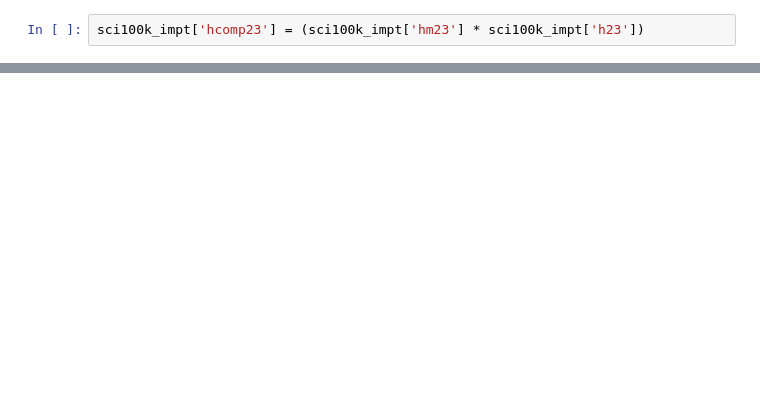
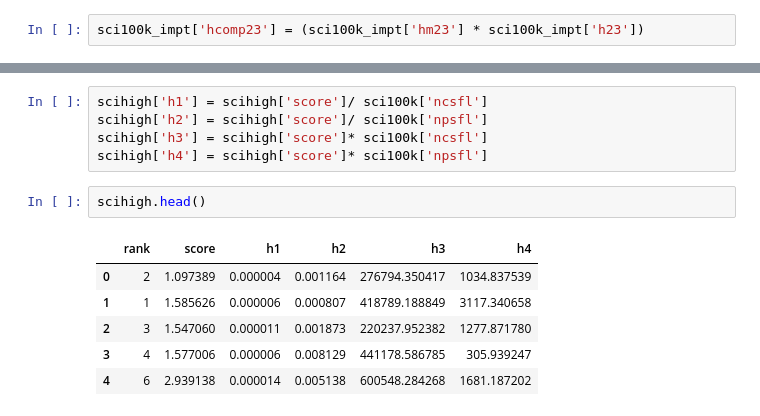
Before and after one commit to aditiplaysdice/MA0218-Team-Pancakes, a Jupyter notebook: Lloyd_ver.ipynb, the cells around one changed output, grey strips where cells are left out. Drawn from its saved outputs; the diff is of its cells as text; blank space fills up the shorter version.

```diff
--- a/Lloyd_ver.ipynb
+++ b/Lloyd_ver.ipynb
@@ -302,0 +340,14 @@ Seems that we're getting closer
+# %%
+scihigh['h1'] = scihigh['score']/ sci100k['ncsfl']
+scihigh['h2'] = scihigh['score']/ sci100k['npsfl']
+scihigh['h3'] = scihigh['score']* sci100k['ncsfl']
+scihigh['h4'] = scihigh['score']* sci100k['npsfl']
+# %%
+scihigh.head()
+# %% [output]
+|  | rank | score | h1 | h2 | h3 | h4 |
+| 0 | 2 | 1.097389 | 0.000004 | 0.001164 | 276794.350417 | 1034.837539 |
+| 1 | 1 | 1.585626 | 0.000006 | 0.000807 | 418789.188849 | 3117.340658 |
+| 2 | 3 | 1.547060 | 0.000011 | 0.001873 | 220237.952382 | 1277.871780 |
+| 3 | 4 | 1.577006 | 0.000006 | 0.008129 | 441178.586785 | 305.939247 |
+| 4 | 6 | 2.939138 | 0.000014 | 0.005138 | 600548.284268 | 1681.187202 |
```
Also changed, not shown: parts of 13 cells of this notebook.
